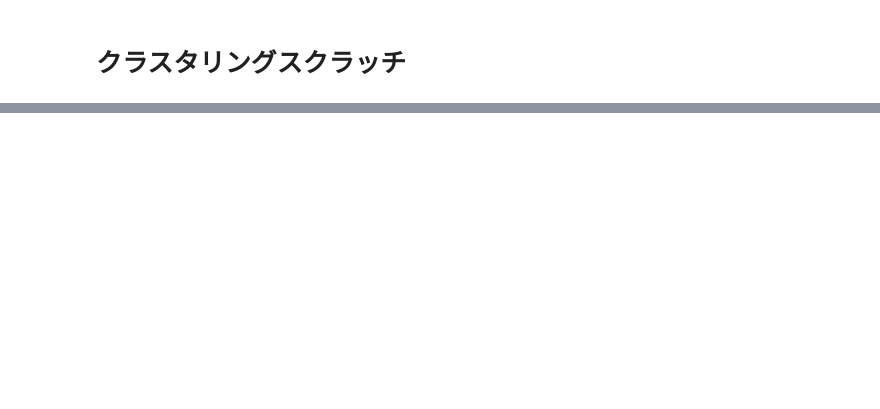
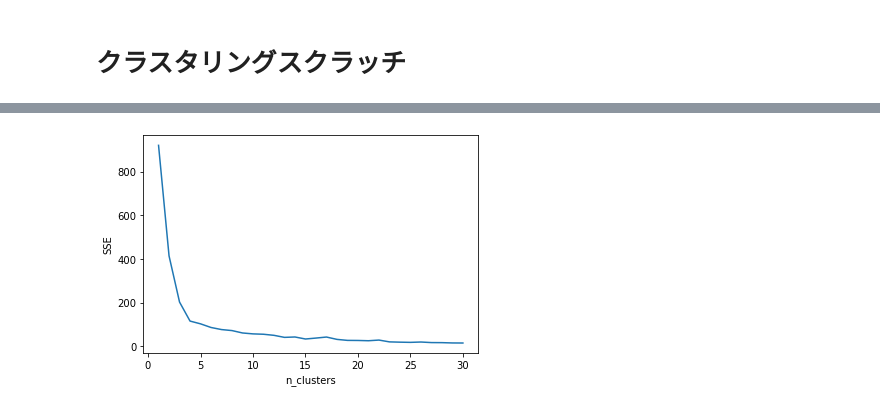
Before and after one commit to kamikami1107/diveintocode-ml, a Jupyter notebook: Sprint7-k-means_clustering.ipynb, the cells around one changed output, grey strips where cells are left out. Cells and saved outputs as stored; diff of their text form; code cells hidden in the pictures; blank space fills up the shorter version.

```diff
--- a/Sprint7-k-means_clustering.ipynb
+++ b/Sprint7-k-means_clustering.ipynb
@@ -258,0 +312,3 @@ ValueError: operands could not be broadcast together with shapes (3,) (2,)
+# %%
+skm_1 = ScratchKMeans(n_clusters=3, n_init=1, max_iter=15, verbose=True)
+skm_1.fit(X)
@@ -258,0 +340,3 @@ ValueError: operands could not be broadcast together with shapes (3,) (2,)
+# %%
+skm_2 = ScratchKMeans(n_clusters=5, n_init=3, max_iter=15, verbose=True)
+skm_2.fit(X)
@@ -258,0 +390,3 @@ ValueError: operands could not be broadcast together with shapes (3,) (2,)
+# %%
+skm_3 = ScratchKMeans(n_clusters=5, n_init=3, max_iter=15, verbose=True)
+skm_3.fit(X)
@@ -258,0 +443,16 @@ ValueError: operands could not be broadcast together with shapes (3,) (2,)
+# %%
+sse_array = np.zeros(30)
+for i in range(1, 31):
+    skm_el_1 = ScratchKMeans(n_clusters=i, n_init=3, max_iter=15, verbose=False)
+    skm_el_1.fit(X)
+    sse_array[i - 1] = skm_el_1.best_sse
+# %%
+# 折れ線グラフを出力
+trans_x = np.array(range(1, 31))
+trans_y = sse_array
+plt.xlabel("n_clusters")
+plt.ylabel("SSE")
+plt.plot(trans_x, trans_y)
+plt.show()
+# %% [output]
+[figure, added]
```
Also changed, not shown: parts of 108 cells of this notebook.
